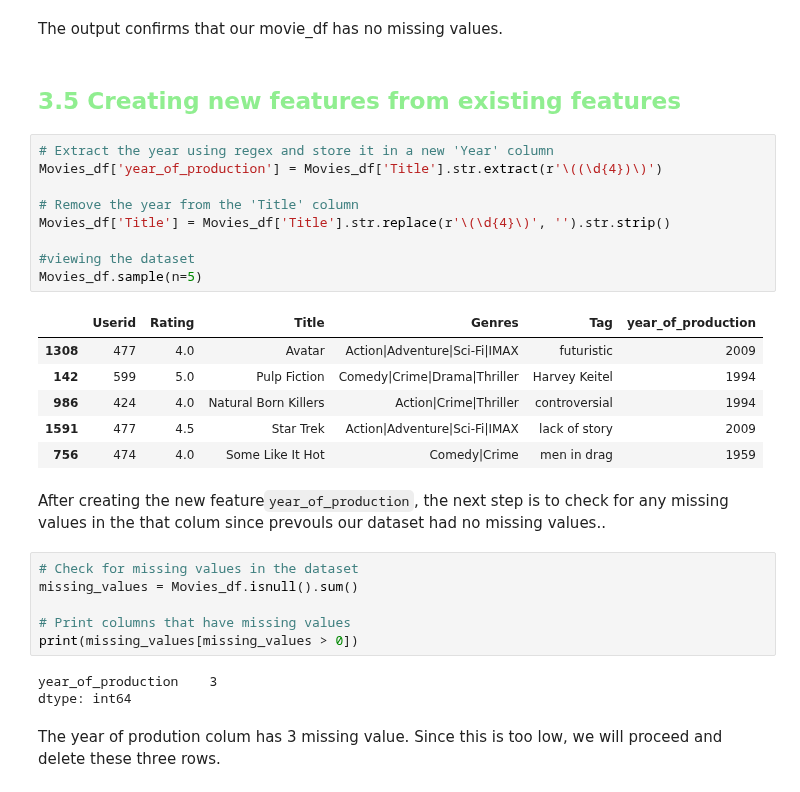
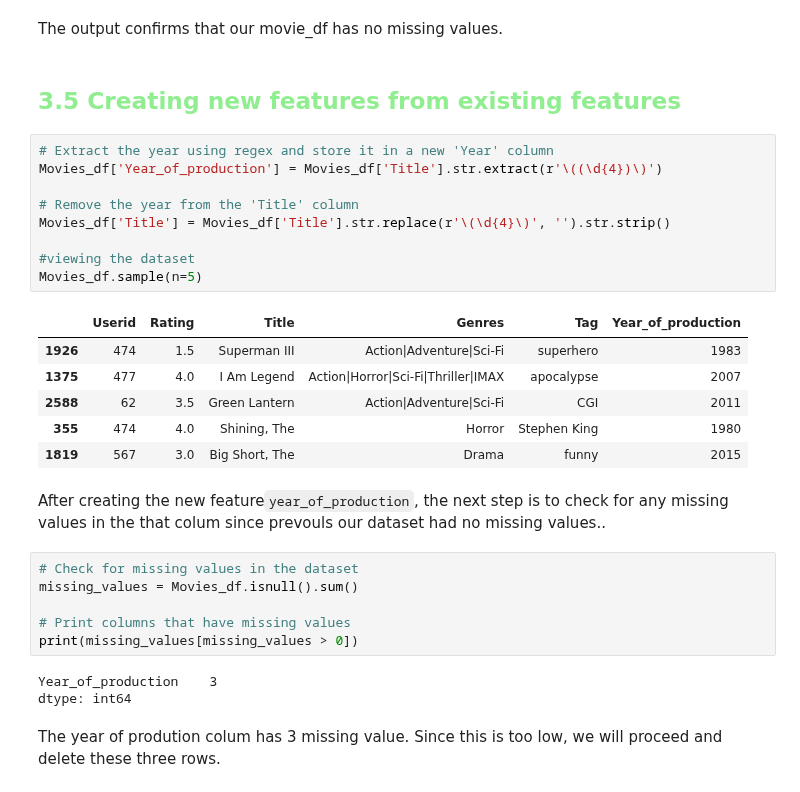
Before and after one commit to ruth-kitasi/Movielens-Recommendation-System, a Jupyter notebook: index.ipynb, the cells around one changed output. Cells and saved outputs as stored; diff of their text form.

```diff
--- a/index.ipynb
+++ b/index.ipynb
@@ -507,23 +505,23 @@ None
 # %% [markdown]
 The output confirms that our movie_df has no missing values.
 # %% [markdown]
-## <font color="#90EE90">3.5 Creating new features from existing features</font>
+## <font color="#90EE90"><b>3.5 Creating new features from existing features</b></font>
 # %%
 # Extract the year using regex and store it in a new 'Year' column
-Movies_df['year_of_production'] = Movies_df['Title'].str.extract(r'\((\d{4})\)')
+Movies_df['Year_of_production'] = Movies_df['Title'].str.extract(r'\((\d{4})\)')
 
 # Remove the year from the 'Title' column
 Movies_df['Title'] = Movies_df['Title'].str.replace(r'\(\d{4}\)', '').str.strip()
 
 #viewing the dataset
 Movies_df.sample(n=5)
 # %% [output]
-|  | Userid | Rating | Title | Genres | Tag | year_of_production |
-| 1308 | 477 | 4.0 | Avatar | Action|Adventure|Sci-Fi|IMAX | futuristic | 2009 |
-| 142 | 599 | 5.0 | Pulp Fiction | Comedy|Crime|Drama|Thriller | Harvey Keitel | 1994 |
-| 986 | 424 | 4.0 | Natural Born Killers | Action|Crime|Thriller | controversial | 1994 |
-| 1591 | 477 | 4.5 | Star Trek | Action|Adventure|Sci-Fi|IMAX | lack of story | 2009 |
-| 756 | 474 | 4.0 | Some Like It Hot | Comedy|Crime | men in drag | 1959 |
+|  | Userid | Rating | Title | Genres | Tag | Year_of_production |
+| 1926 | 474 | 1.5 | Superman III | Action|Adventure|Sci-Fi | superhero | 1983 |
+| 1375 | 477 | 4.0 | I Am Legend | Action|Horror|Sci-Fi|Thriller|IMAX | apocalypse | 2007 |
+| 2588 | 62 | 3.5 | Green Lantern | Action|Adventure|Sci-Fi | CGI | 2011 |
+| 355 | 474 | 4.0 | Shining, The | Horror | Stephen King | 1980 |
+| 1819 | 567 | 3.0 | Big Short, The | Drama | funny | 2015 |
 # %% [markdown]
 After creating the new feature`year_of_production`, the next step is to check for any missing values in the that colum since prevouls our dataset had no missing values..
 # %%
@@ -533,7 +531,7 @@ missing_values = Movies_df.isnull().sum()
 # Print columns that have missing values
 print(missing_values[missing_values > 0])
 # %% [output]
-year_of_production    3
+Year_of_production    3
 dtype: int64
 # %% [markdown]
 The year of prodution colum has 3 missing value. Since this is too low, we will proceed and delete these three rows.
```
Also changed, not shown: parts of 55 cells of this notebook.
